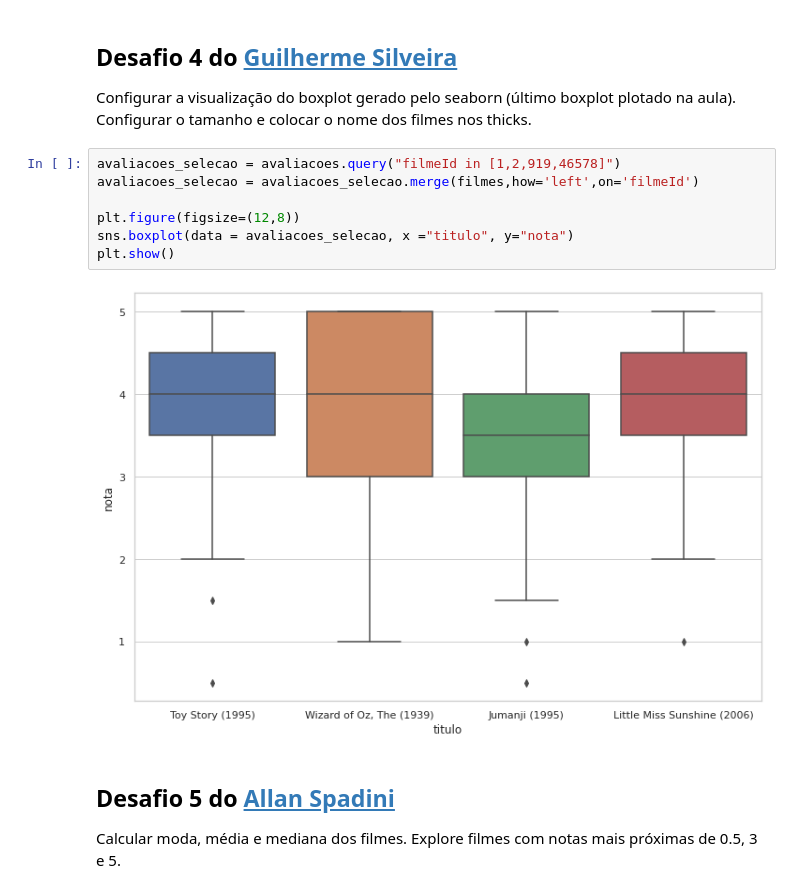
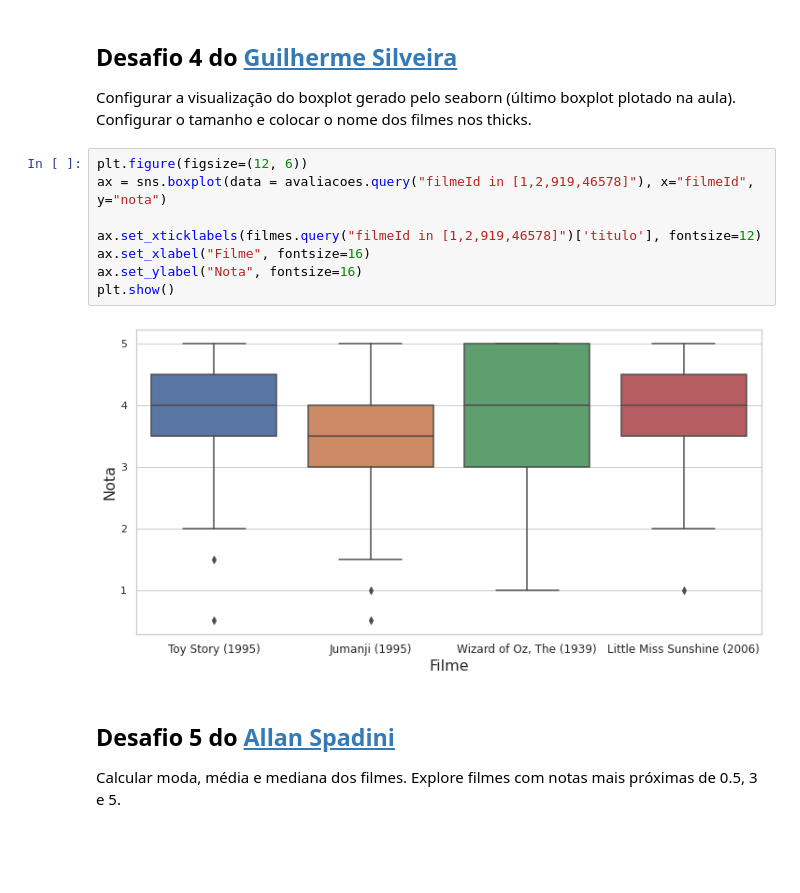
Before and after one commit to osandrolucas/QuarentenaDados, a Jupyter notebook: QuarentenaDados_aula02_osandrolucas.ipynb, the cells around one changed output. Drawn from its saved outputs; the diff is of its cells as text; blank space fills up the shorter version.

```diff
--- a/QuarentenaDados_aula02_osandrolucas.ipynb
+++ b/QuarentenaDados_aula02_osandrolucas.ipynb
@@ -884,15 +871,16 @@ plt.show()
 ## Desafio 4 do [Guilherme Silveira](https://twitter.com/guilhermecaelum)
 
 Configurar a visualização do boxplot gerado pelo seaborn (último boxplot plotado na aula). Configurar o tamanho e colocar o nome dos filmes nos thicks.
-# %%
-avaliacoes_selecao = avaliacoes.query("filmeId in [1,2,919,46578]")
-avaliacoes_selecao = avaliacoes_selecao.merge(filmes,how='left',on='filmeId')
-
-plt.figure(figsize=(12,8))
-sns.boxplot(data = avaliacoes_selecao, x ="titulo", y="nota")
-plt.show()
-# %% [output]
-[figure, removed]
+# %%
+plt.figure(figsize=(12, 6))
+ax = sns.boxplot(data = avaliacoes.query("filmeId in [1,2,919,46578]"), x="filmeId", y="nota")
+
+ax.set_xticklabels(filmes.query("filmeId in [1,2,919,46578]")['titulo'], fontsize=12)
+ax.set_xlabel("Filme", fontsize=16)
+ax.set_ylabel("Nota", fontsize=16)
+plt.show()
+# %% [output]
+[figure, added]
 # %% [markdown]
 ## Desafio 5 do [Allan Spadini](https://twitter.com/allanspadini)
 
```
Also changed, not shown: parts of 15 cells of this notebook.
